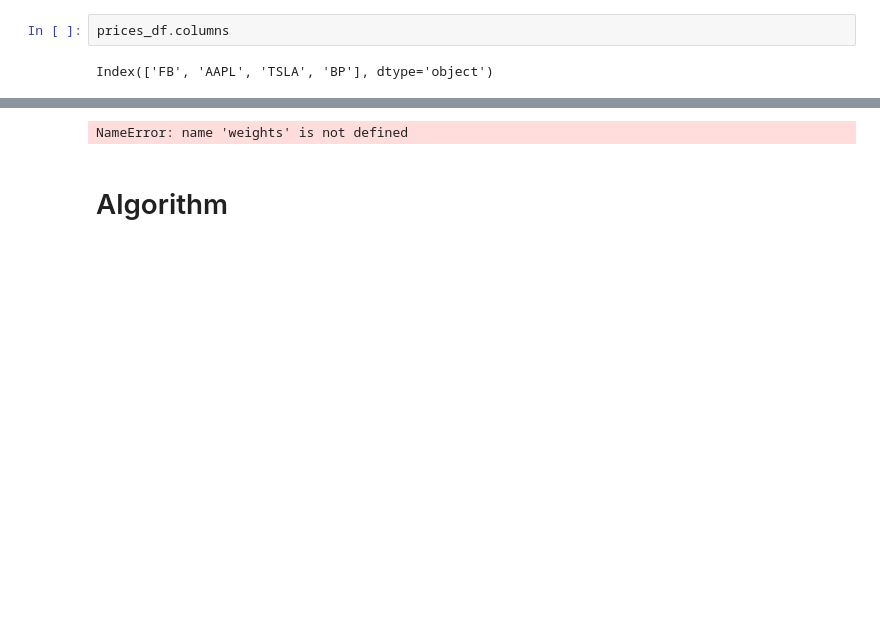
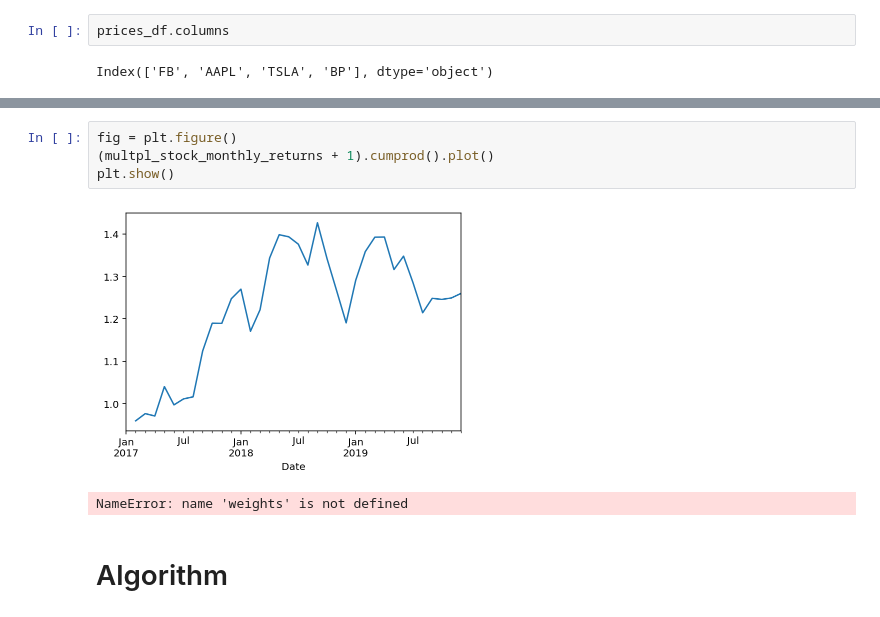
Before and after one commit to MrThomasLowe/honoursrepo, a Jupyter notebook: jupyter version.ipynb, the cells around one changed output, grey strips where cells are left out. Cells and saved outputs as stored; diff of their text form; blank space fills up the shorter version.

```diff
--- a/jupyter version.ipynb
+++ b/jupyter version.ipynb
@@ -348,3 +338,9 @@ for i in prices_df.pct_change():
+# %%
+fig = plt.figure()
+(multpl_stock_monthly_returns + 1).cumprod().plot()
+plt.show()
+# %% [output]
+[figure, added]
 # %%
 # %% [output]
 NameError: name 'weights' is not defined
```
Also changed, not shown: parts of 2 cells of this notebook.
